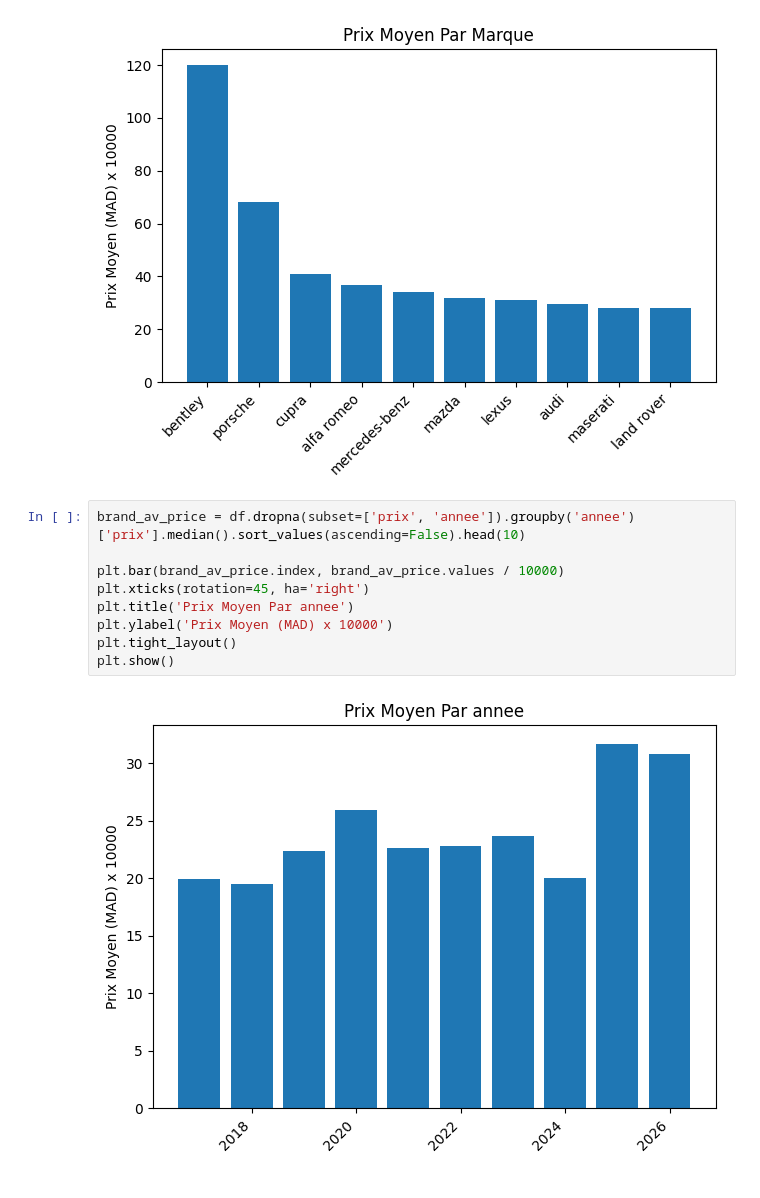
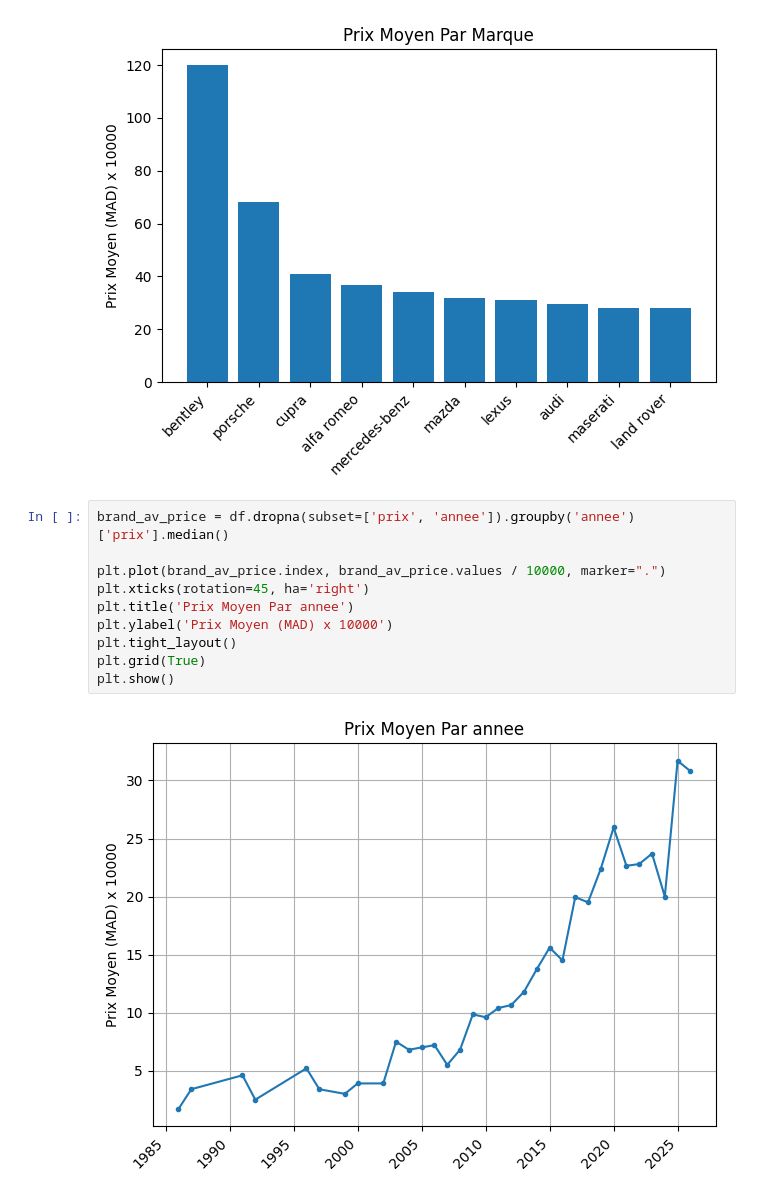
Before and after one commit to Ahmed61911/avito.ma-web-scrapper, a Jupyter notebook: notebooks/data_analyse.ipynb, the cells around one changed output. Drawn from its saved outputs; the diff is of its cells as text.

```diff
--- a/notebooks/data_analyse.ipynb
+++ b/notebooks/data_analyse.ipynb
@@ -120,14 +123,15 @@ plt.show()
 # %% [output]
 [figure]
 # %%
-brand_av_price = df.dropna(subset=['prix', 'annee']).groupby('annee')['prix'].median().sort_values(ascending=False).head(10)
+brand_av_price = df.dropna(subset=['prix', 'annee']).groupby('annee')['prix'].median()
 
-plt.bar(brand_av_price.index, brand_av_price.values / 10000)
+plt.plot(brand_av_price.index, brand_av_price.values / 10000, marker=".")
 plt.xticks(rotation=45, ha='right')
 plt.title('Prix Moyen Par annee')
 plt.ylabel('Prix Moyen (MAD) x 10000')
 plt.tight_layout()
+plt.grid(True)
 plt.show()
 # %% [output]
-[figure, old version]
+[figure, new version]
 # %%
```
Also changed, not shown: parts of 5 cells of this notebook, 3 other files.
